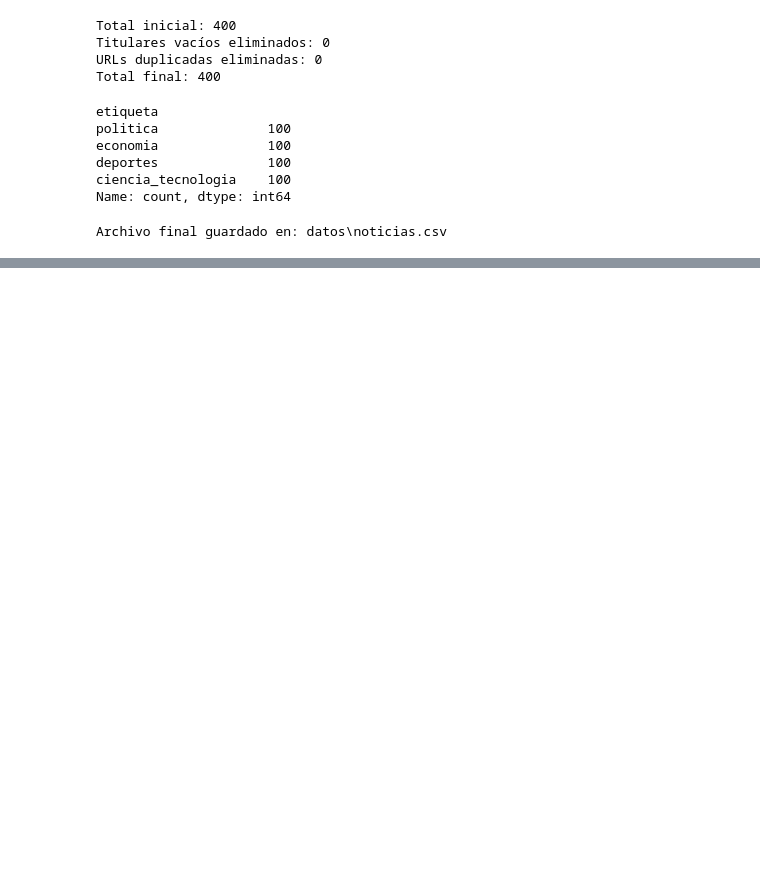
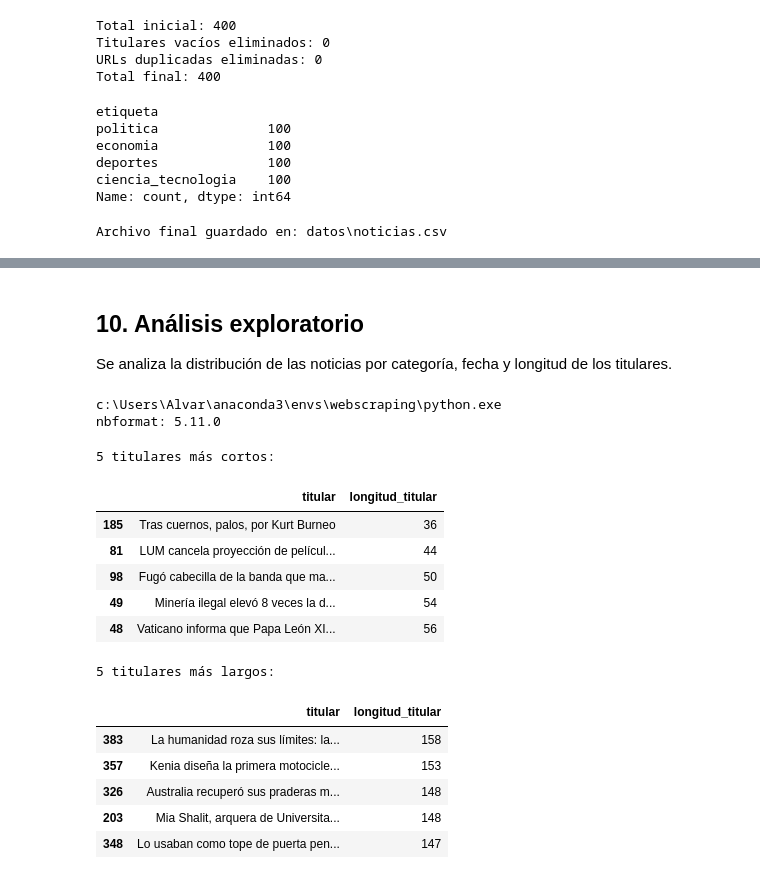
Before and after one commit to alvarorubencarhuamaca/python_intermedio_qlab, a Jupyter notebook: tarea_1/01_recoleccion.ipynb, the cells around one changed output, grey strips where cells are left out. Drawn from its saved outputs; the diff is of its cells as text; code cells hidden in the pictures; blank space fills up the shorter version.

Commit message:
feat: completa análisis exploratorio y validación de noticias refs #1

```diff
--- a/tarea_1/01_recoleccion.ipynb
+++ b/tarea_1/01_recoleccion.ipynb
@@ -526,0 +583,4 @@ Archivo final guardado en: datos\noticias.csv
+# %% [markdown]
+## 10. Análisis exploratorio
+
+Se analiza la distribución de las noticias por categoría, fecha y longitud de los titulares.
@@ -526,0 +589,9 @@ Archivo final guardado en: datos\noticias.csv
+# %%
+import sys
+import nbformat
+
+print(sys.executable)
+print("nbformat:", nbformat.__version__)
+# %% [output]
+c:\Users\Alvar\anaconda3\envs\webscraping\python.exe
+nbformat: 5.11.0
@@ -526,0 +647,56 @@ Archivo final guardado en: datos\noticias.csv
+# %%
+df_noticias["longitud_titular"] = (
+    df_noticias["titular"]
+    .astype(str)
+    .str.len()
+)
+
+fig = px.histogram(
+    df_noticias,
+    x="longitud_titular",
+    nbins=30,
+    title="Distribución de la longitud de los titulares",
+    labels={
+        "longitud_titular": "Longitud del titular (caracteres)",
+        "count": "Número de noticias"
+    }
+)
+
+fig.show()
+# %%
+titulares_cortos = (
+    df_noticias[
+        ["titular", "longitud_titular"]
+    ]
+    .sort_values("longitud_titular")
+    .head(5)
+)
+
+titulares_largos = (
+    df_noticias[
+        ["titular", "longitud_titular"]
+    ]
+    .sort_values("longitud_titular", ascending=False)
+    .head(5)
+)
+
+print("5 titulares más cortos:")
+display(titulares_cortos)
+
+print("\n5 titulares más largos:")
+display(titulares_largos)
+# %% [output]
+5 titulares más cortos:
+|  | titular | longitud_titular |
+| 185 | Tras cuernos, palos, por Kurt Burneo | 36 |
+| 81 | LUM cancela proyección de películ... | 44 |
+| 98 | Fugó cabecilla de la banda que ma... | 50 |
+| 49 | Minería ilegal elevó 8 veces la d... | 54 |
+| 48 | Vaticano informa que Papa León XI... | 56 |
+5 titulares más largos:
+|  | titular | longitud_titular |
+| 383 | La humanidad roza sus límites: la... | 158 |
+| 357 | Kenia diseña la primera motocicle... | 153 |
+| 326 | Australia recuperó sus praderas m... | 148 |
+| 203 | Mia Shalit, arquera de Universita... | 148 |
+| 348 | Lo usaban como tope de puerta pen... | 147 |
```
Also changed, not shown: parts of 14 cells of this notebook.
